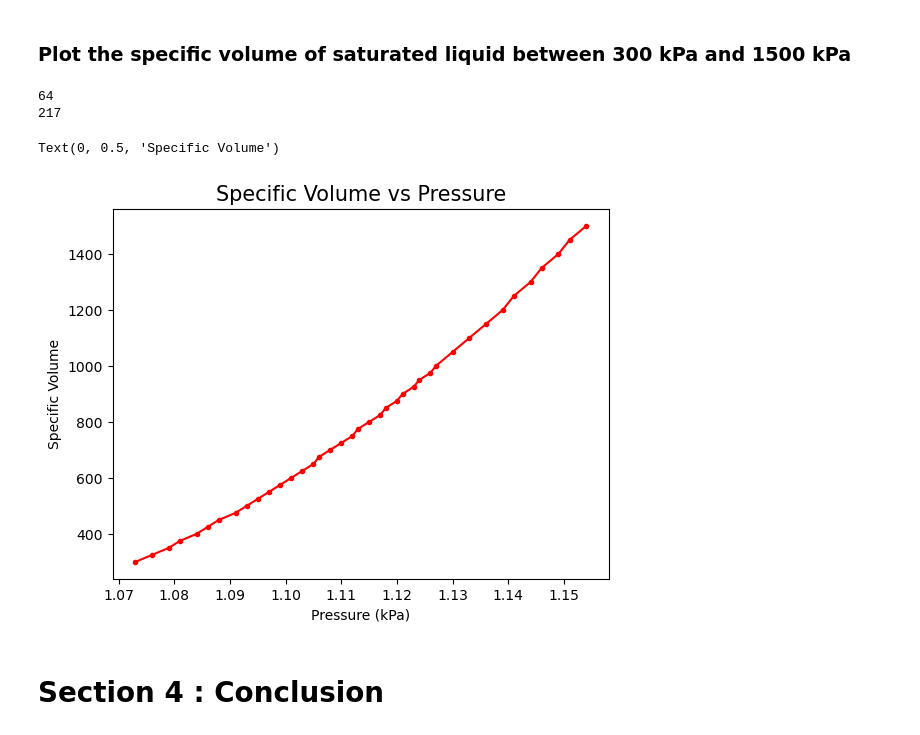
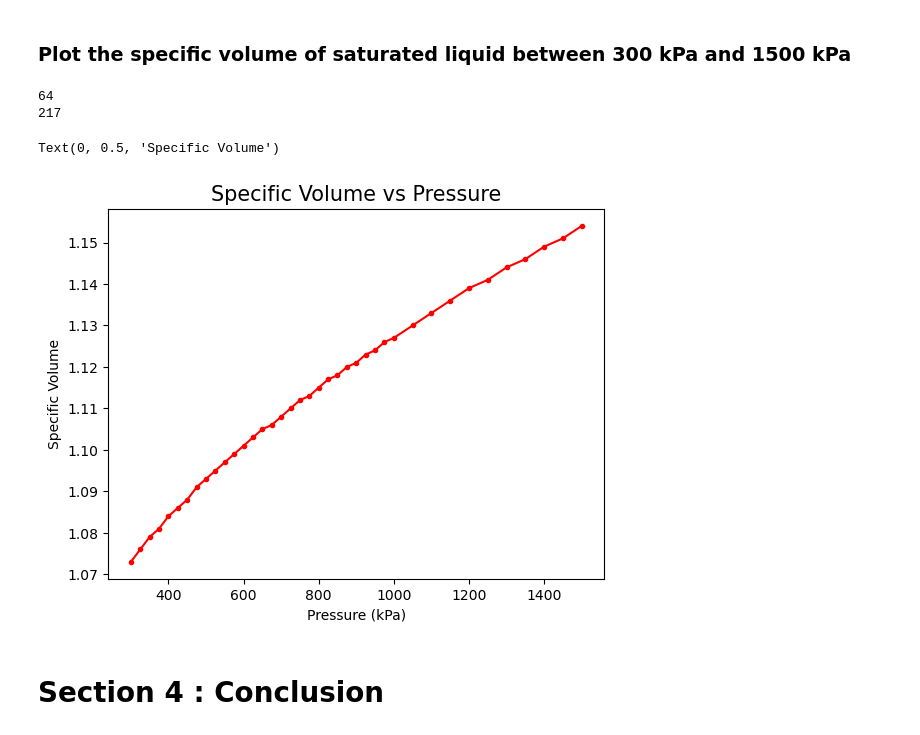
Before and after one commit to sg11421/Machine-Learning-with-Python, a Jupyter notebook: 220540_KomalKumari/Assignment1.ipynb, the cells around one changed output. Cells and saved outputs as stored; diff of their text form; code cells hidden in the pictures.

```diff
--- a/220540_KomalKumari/Assignment1.ipynb
+++ b/220540_KomalKumari/Assignment1.ipynb
@@ -404,20 +400,20 @@ Text(0, 0.5, 'Specific Entropy')
 # %%
 #your code here
 str_ind =( V_data[V_data['Pressure'] == 300].index[0]).astype(int)
 end_ind = (V_data[V_data['Pressure'] == 1500].index[0]).astype(int)+1
 print(str_ind)
 print(end_ind)
-plt.plot(V_data.loc[str_ind:end_ind,'Liq_Sat'], V_data.loc[str_ind:end_ind,'Pressure'], marker='.', linestyle='solid', color='r')
+plt.plot(V_data.loc[str_ind:end_ind,'Pressure'],V_data.loc[str_ind:end_ind,'Liq_Sat'],  marker='.', linestyle='solid', color='r')
 
 plt.title('Specific Volume vs Pressure', fontsize=15)
 plt.xlabel('Pressure (kPa)')
 plt.ylabel('Specific Volume')
 #V_data.loc[str_ind:end_ind,'Liq_Sat']
 # %% [output]
 64
 217
 Text(0, 0.5, 'Specific Volume')
-[figure, old version]
+[figure, new version]
 # %% [markdown]
 # Section 4 : Conclusion
 # %% [markdown]
```
Also changed, not shown: parts of 4 cells of this notebook.
